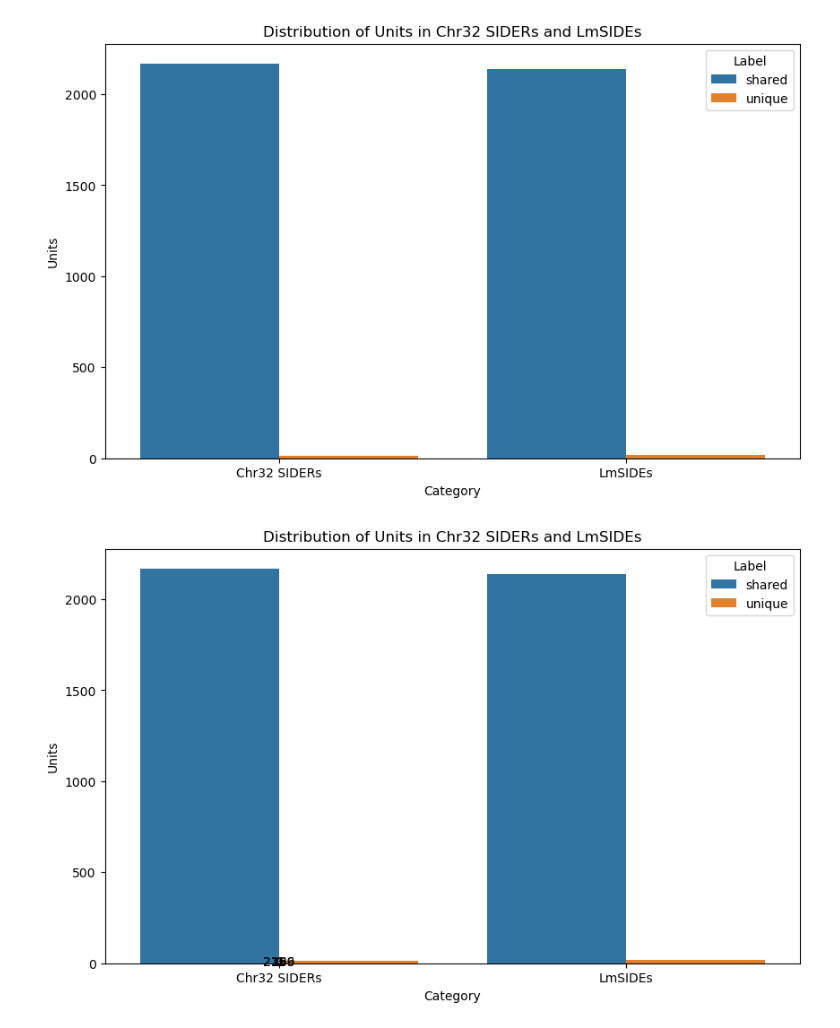
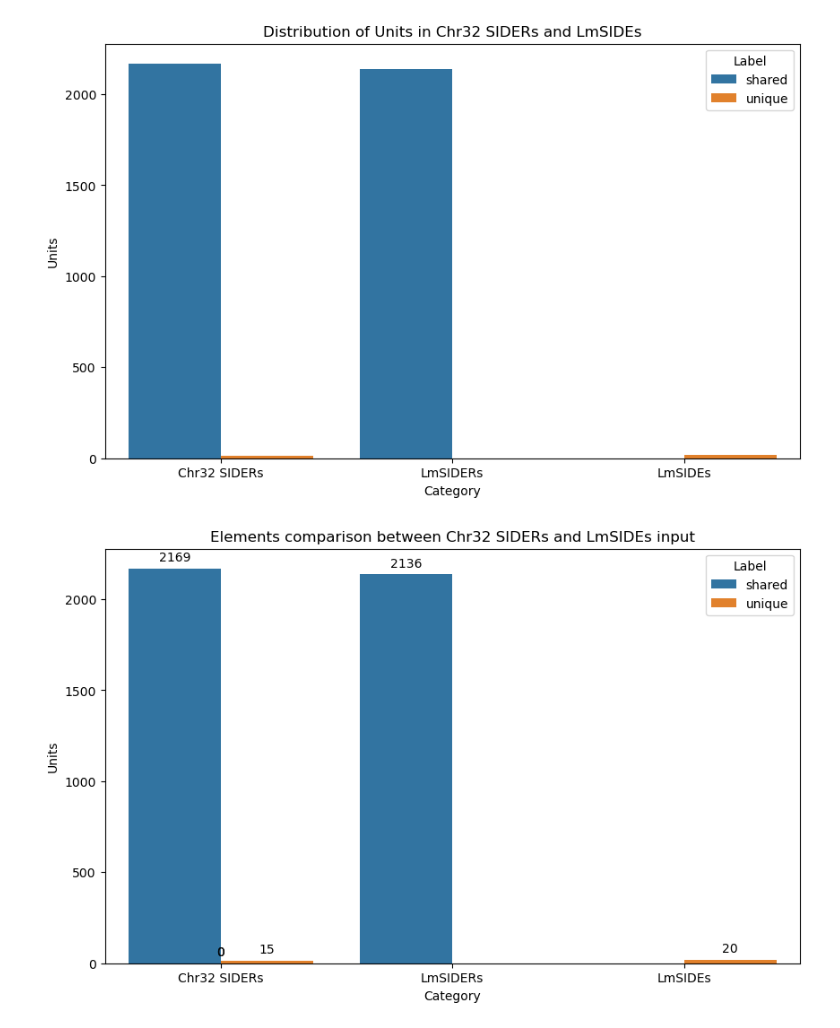
Before and after one commit to Viskuit/Test_BEDOPS, a Jupyter notebook: 14.From_all_to_real_SIDERs/venn.ipynb, the cells around one changed output. Saved outputs shown, nothing was run; the diff lists cells and outputs as text; code cells hidden in the pictures.

Commit message:
Corrected some text in the SIDERs data

```diff
--- a/14.From_all_to_real_SIDERs/venn.ipynb
+++ b/14.From_all_to_real_SIDERs/venn.ipynb
@@ -3,51 +3,42 @@ import seaborn as sns
 import matplotlib.pyplot as plt
 import pandas as pd
 # %%
-import seaborn as sns
-import matplotlib.pyplot as plt
-import pandas as pd
-
-# Data preparation
 data = {
-    'Category': ['Chr32 SIDERs', 'Chr32 SIDERs', 'LmSIDEs', 'LmSIDEs'],
+    'Category': ['Chr32 SIDERs', 'Chr32 SIDERs', 'LmSIDERs', 'LmSIDERs'],
     'Units': [2169, 15, 2136, 20],
     'Label': ['shared', 'unique', 'shared', 'unique']
 }
-
 df = pd.DataFrame(data)
 
-# Plotting
 plt.figure(figsize=(10, 6))
 bar_plot = sns.barplot(x='Category', y='Units', hue='Label', data=df)
 
-# Adding title and labels
 plt.title('Distribution of Units in Chr32 SIDERs and LmSIDEs')
 plt.xlabel('Category')
 plt.ylabel('Units')
 
-# Display the plot
 plt.show()
 # %% [output]
-[figure, old version]
+[figure, new version]
 # %%
 plt.figure(figsize=(10, 6))  # Prepare fig size
 bar_plot = sns.barplot(x='Category', y='Units', hue='Label', data=df)  # prepare barplot labels
 
 # Adding values to the bars
 for p in bar_plot.patches:  # Iterate for every of the 4 bars
     height = p.get_height()  # Get the height of each bar
     bar_plot.annotate(format(height, '.0f'),  # Annotate the bar with the height value
                       (p.get_x() + p.get_width() / 2., height),  # Calculate the center of the bar coor.
                       ha = 'center', va = 'center',  # Set the alignment of the text (horizontal and vertical)
                       xytext = (0, 9),  # Set the position of the text
                       textcoords = 'offset points')
 
 # Adding title and labels
-plt.title('Distribution of Units in Chr32 SIDERs and LmSIDEs')
+plt.title('Elements comparison between Chr32 SIDERs and LmSIDEs input')
 plt.xlabel('Category')
 plt.ylabel('Units')
 
 # Display the plot
 plt.show()
 # %% [output]
-[figure, old version]
+[figure, new version]
```
